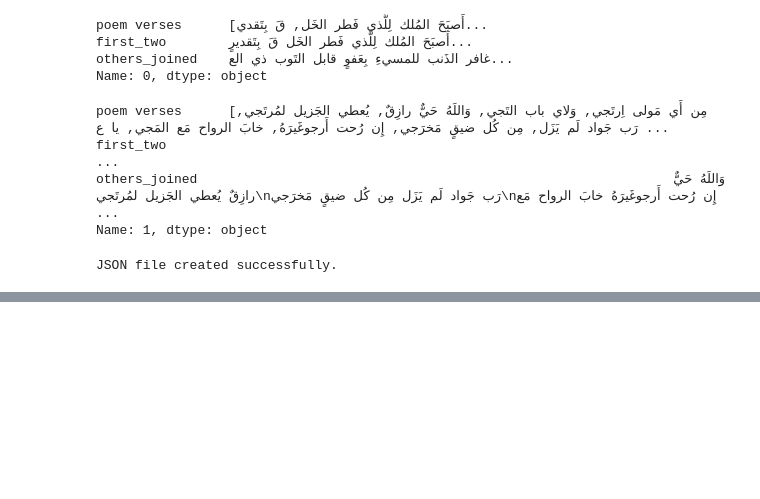
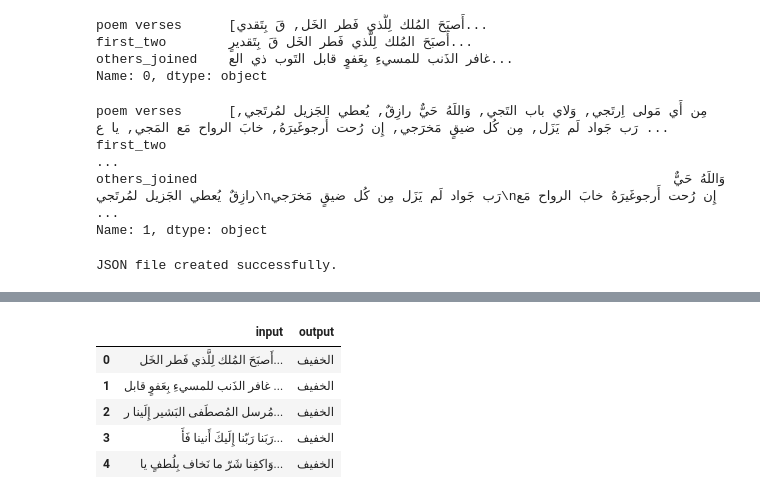
Before and after one commit to AbdulRahmanBenatia/Allam-Challenge, a Jupyter notebook: preprocess.ipynb, the cells around one changed output, grey strips where cells are left out. Cells and saved outputs as stored; diff of their text form; code cells hidden in the pictures; blank space fills up the shorter version.

```diff
--- a/preprocess.ipynb
+++ b/preprocess.ipynb
@@ -635,0 +712,12 @@ JSON file created successfully.
+# %%
+df_filtered = df_filtered.rename(columns={'single verses': 'input'})
+df_filtered = df_filtered.rename(columns={'poem meter': 'output'})
+# %%
+df_filtered.head()
+# %% [output]
+|  | input | output |
+| 0 | أَصبَحَ المُلك لِلَّذي فَطر الخَل... | الخفيف |
+| 1 | غافر الذَنب للمسيءِ بِعَفوٍ قابل ... | الخفيف |
+| 2 | مُرسل المُصطَفى البَشير إِلَينا ر... | الخفيف |
+| 3 | رَبَنا رَبّنا إِلَيكَ أَنينا فَأَ... | الخفيف |
+| 4 | وَاكفِنا شَرّ ما نَخاف بِلُطفٍ يا... | الخفيف |
```
Also changed, not shown: parts of 43 cells of this notebook, 3 other files.
